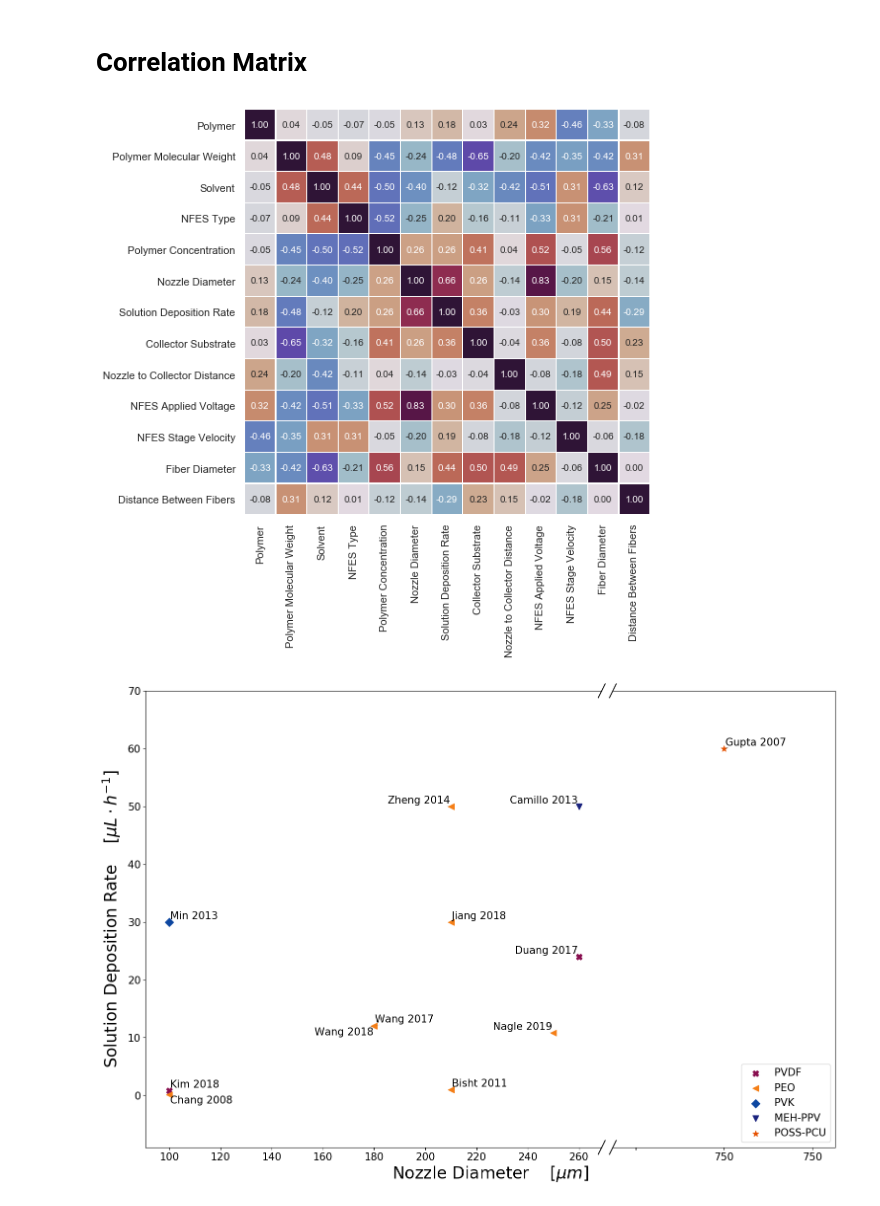
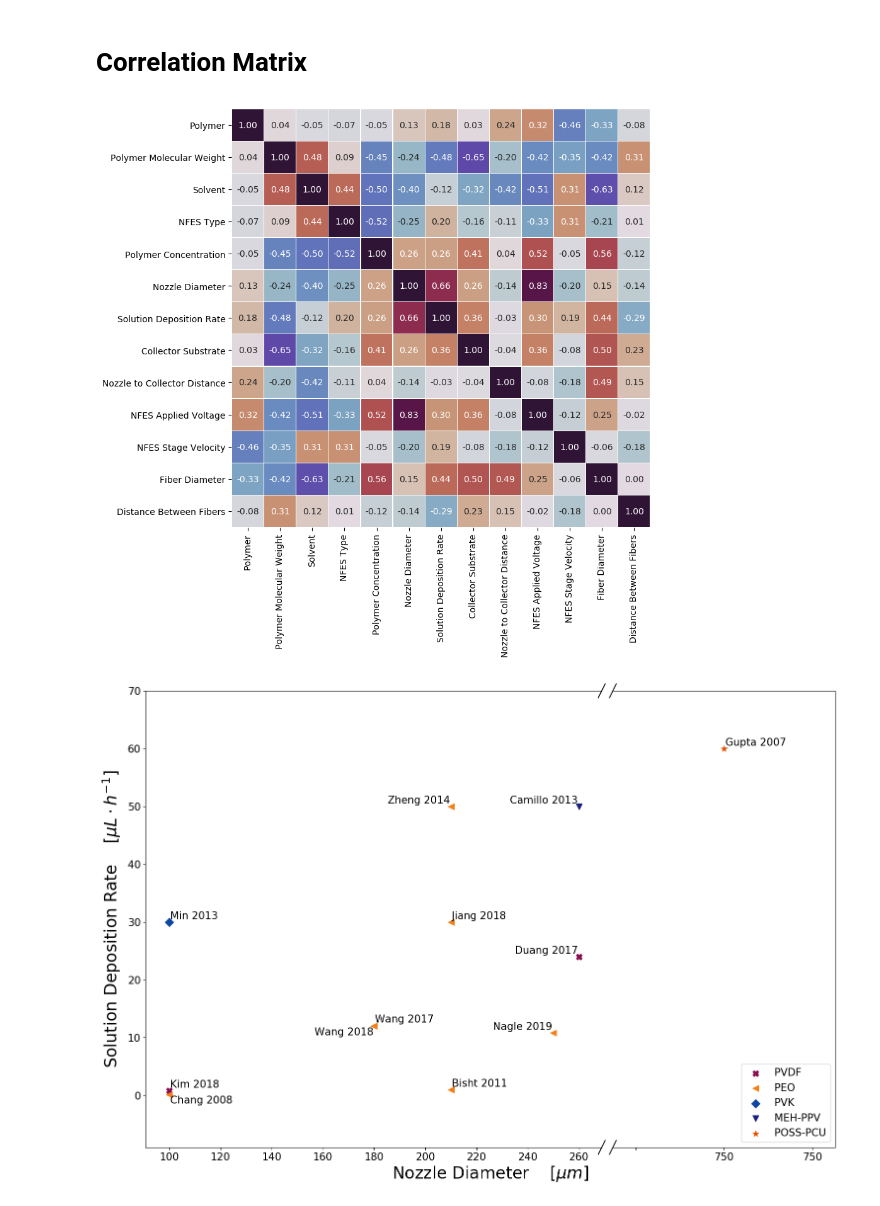
Before and after one commit to KiraSensei13/MNT_ITESM_Thesis, a Jupyter notebook: NFES_Review/_jupyterPlots/NFES_ReviewPaper.ipynb, the cells around one changed output. Cells and saved outputs as stored; diff of their text form; code cells hidden in the pictures.

```diff
--- a/NFES_Review/_jupyterPlots/NFES_ReviewPaper.ipynb
+++ b/NFES_Review/_jupyterPlots/NFES_ReviewPaper.ipynb
@@ -811,34 +811,34 @@ display(df_x.head());
 # %%
 corrMatrix = df_x.drop([
     "Solvent Surface Tension",
     "Solvent Dielectric Constant",
     "Solvent Boiling Point",
     "Solvent Density",
     "Solvent Vapour Pressure",
     "Reference"
 ], axis=1).corr();
 #scale = 12;
 #pd.plotting.scatter_matrix(corrMatrix, alpha=0.5, figsize=(3*scale, 2*scale), s=scale*10);
 #plt.show();
 
-scale = 5.5;
+scale = 6;
 #ax    = plt.figure(figsize=(5.5*scale, 1.5*scale));
 ax    = plt.figure(figsize=(1.5*scale, 1.5*scale));
 ax    = sns.heatmap(
     corrMatrix,              # provide dataFrame
     annot=True,              # show correlation coefficients
     fmt=".2f",                 # correlation coefficients data type
     linewidths=0.1,          # spacing within cells
     cbar=False,              # show colour/coefficient bar
     cmap="twilight_shifted", # colour selection
     center=0.0               # center value
 );
 plt.tight_layout();
 plt.savefig('plt_corMat.png');
 plt.show();
 mpl.rcParams.update(mpl.rcParamsDefault); # Recover matplotlib defaults
 # %% [output]
-[figure, old version]
+[figure, new version]
 # %%
 x_str = 'Nozzle Diameter'; x_units = r'$[\mu m]$';
 y_str = 'Solution Deposition Rate'; y_units = r'$[\mu L \cdot h^{-1}]$';
```
Also changed, not shown: 2 other files.
